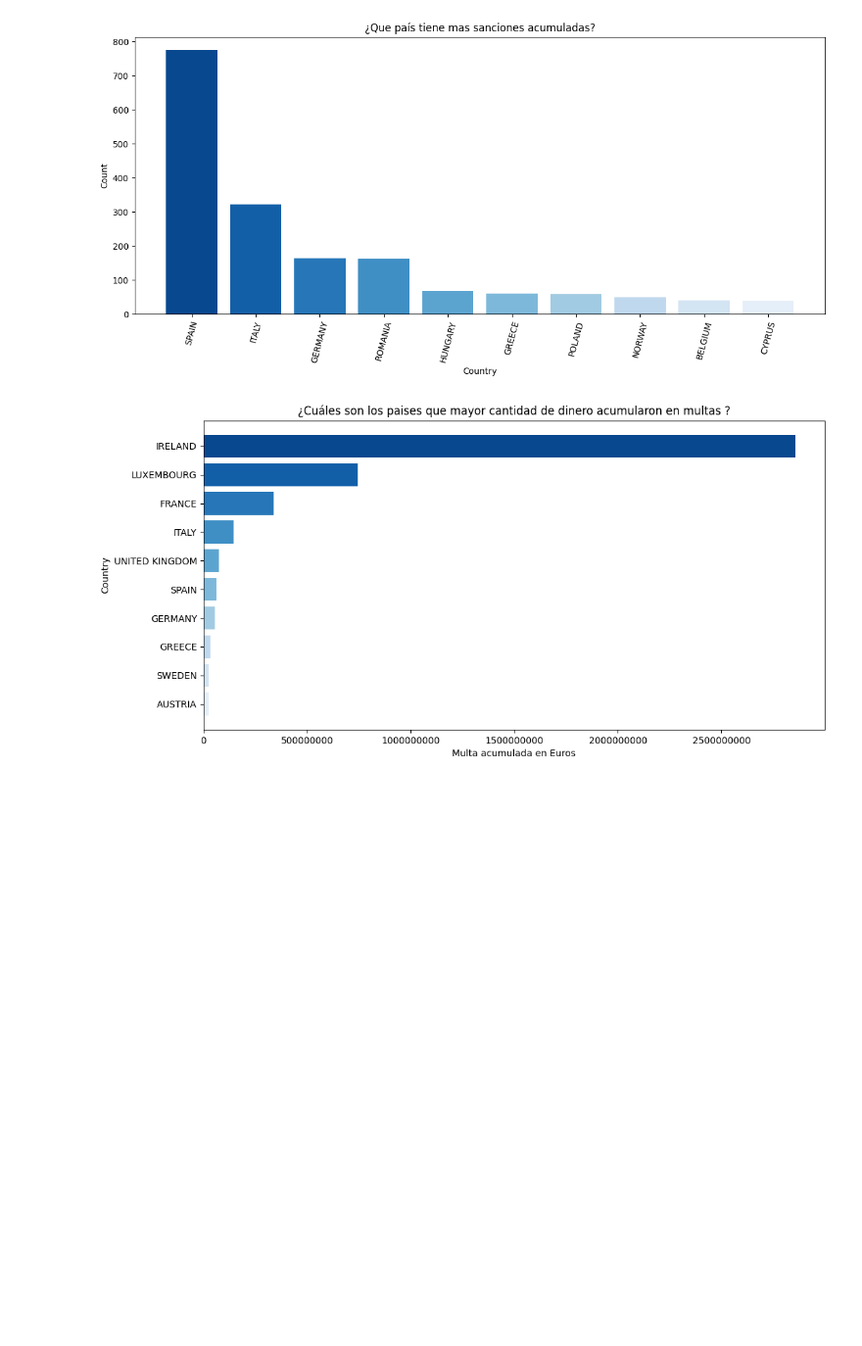
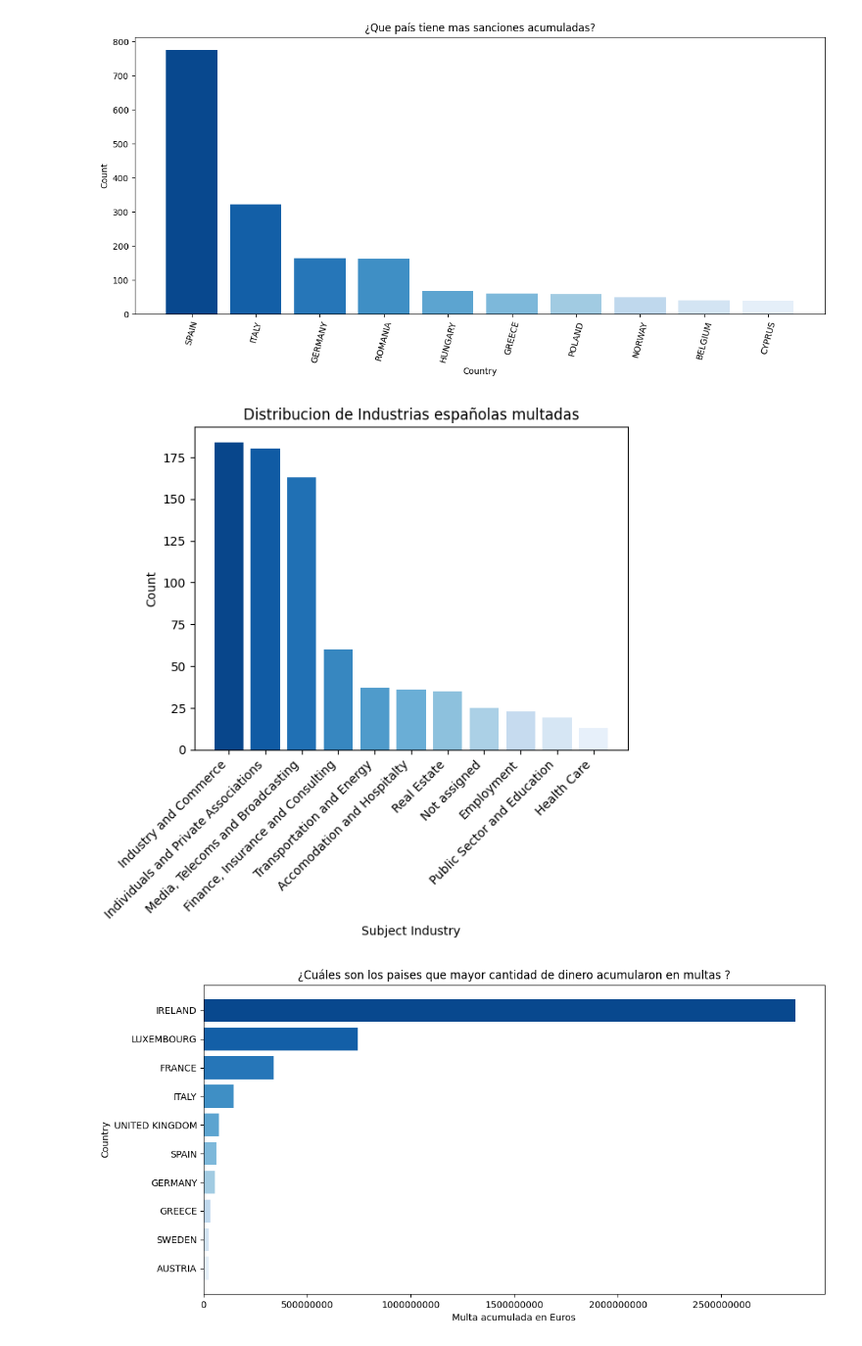
Before and after one commit to gomezgaston/Data_Compliance_Analysis, a Jupyter notebook: EDA.ipynb, the cells around one changed output. Shown: that part at 98% size. Drawn from its saved outputs; the diff is of its cells as text; code cells hidden in the pictures; blank space fills up the shorter version.

```diff
--- a/EDA.ipynb
+++ b/EDA.ipynb
@@ -24,6 +23,31 @@ plt.tight_layout()
 plt.show()
 # %% [output]
 [figure]
+# %%
+df_aux = df.query("country == 'SPAIN'")
+# Get the counts for each subject industry
+industry_counts = df_aux["subjet_industry"].value_counts()
+
+# Set the Seaborn color palette to "Blues"
+sns.set_palette("Blues")
+
+# Get the colors for each bar and reverse the order
+colors = sns.color_palette("Blues", len(industry_counts))[::-1]
+
+# Sort the industry counts in descending order
+industry_counts = industry_counts.sort_values(ascending=False)
+
+# Create the bar plot
+ax = plt.bar(industry_counts.index, industry_counts, color=colors)
+
+plt.title("Distribucion de Industrias españolas multadas")
+plt.xlabel("Subject Industry")
+plt.ylabel("Count")
+plt.xticks(rotation=45, ha="right")
+
+plt.show()
+# %% [output]
+[figure, added]
 # %%
 #cuales son los paises que tienen la mayor cantidad acumulada de multas?
 df_aux = df.groupby("country")["penalty_fee"].sum().reset_index().sort_values(by = "penalty_fee").tail(10)
```
Also changed, not shown: parts of 15 cells of this notebook, 9 other files.
